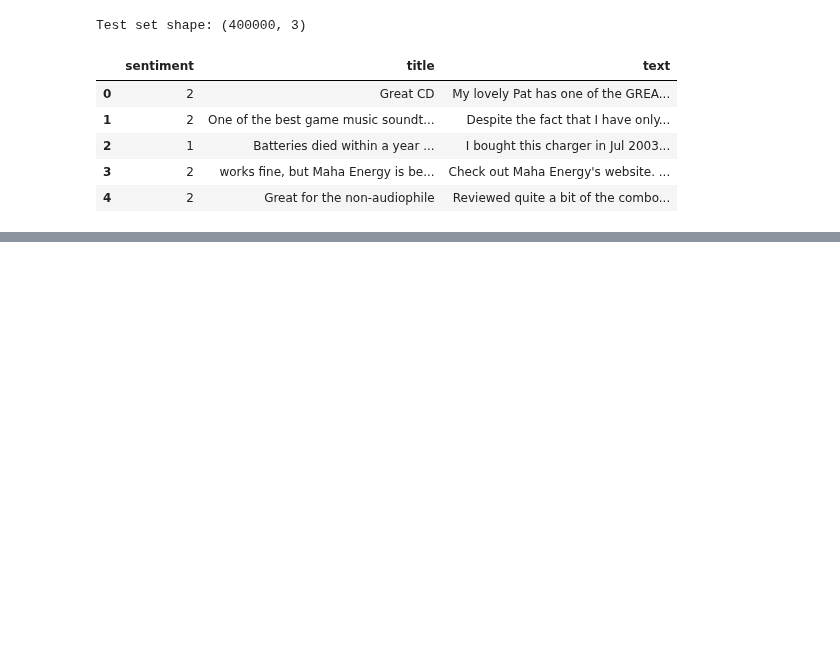
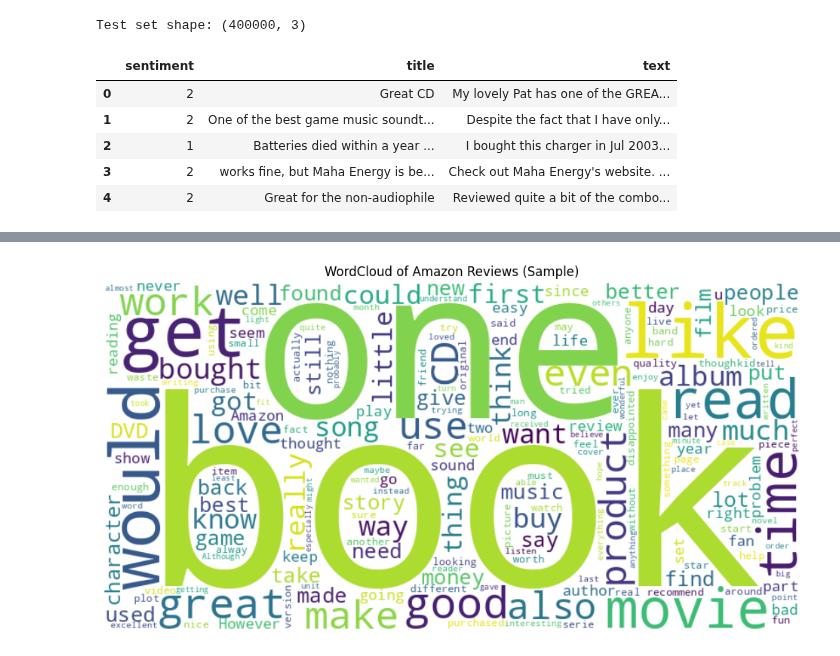
Before and after one commit to sbogde/pandamonium, a Jupyter notebook: dmi_03_amazon_reviews_03.ipynb, the cells around one changed output, grey strips where cells are left out. Saved outputs shown, nothing was run; the diff lists cells and outputs as text; code cells hidden in the pictures; blank space fills up the shorter version.

```diff
--- a/dmi_03_amazon_reviews_03.ipynb
+++ b/dmi_03_amazon_reviews_03.ipynb
@@ -70,0 +111,17 @@ Test set shape: (400000, 3)
+# %%
+# a portion of the training text to avoid memory issues
+sample_size = 50000
+train_sample = train.sample(sample_size, random_state=42) if len(train) > sample_size else train
+
+all_text = " ".join(review for review in train_sample['text'])
+
+stop_words = set(stopwords.words('english'))
+wordcloud = WordCloud(width=800, height=400, background_color='white', stopwords=stop_words).generate(all_text)
+
+plt.figure(figsize=(12,6))
+plt.imshow(wordcloud, interpolation='bilinear')
+plt.axis("off")
+plt.title("WordCloud of Amazon Reviews (Sample)")
+plt.show()
+# %% [output]
+[figure, added]
```
Also changed, not shown: parts of 4 cells of this notebook.
